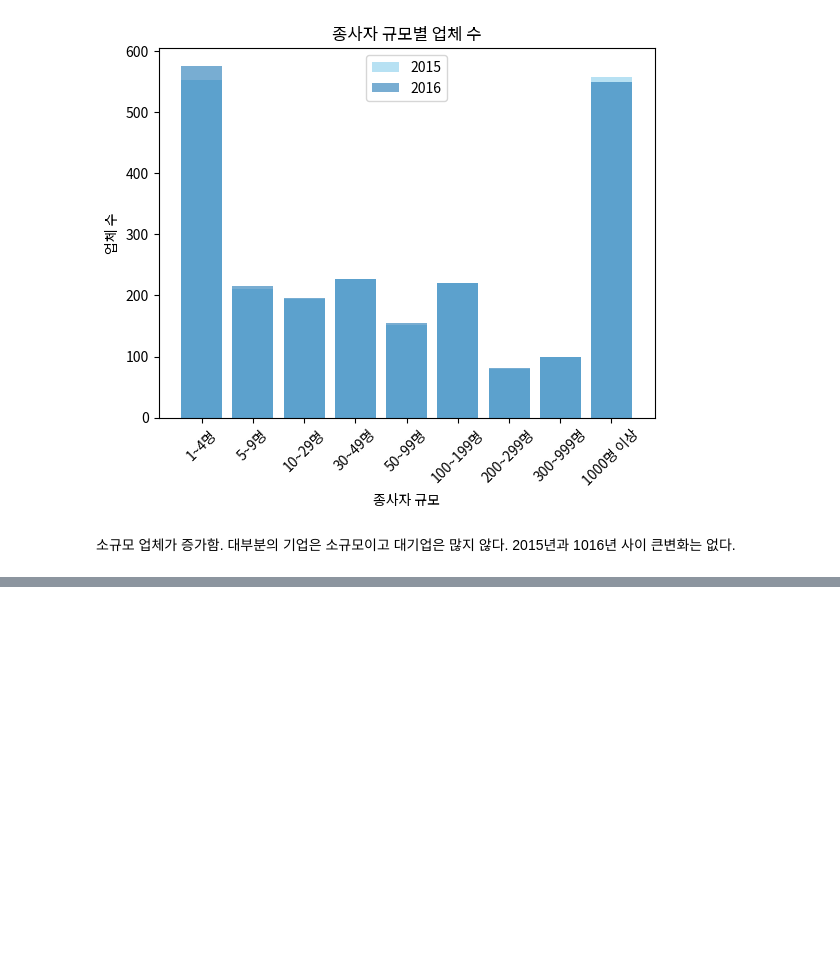
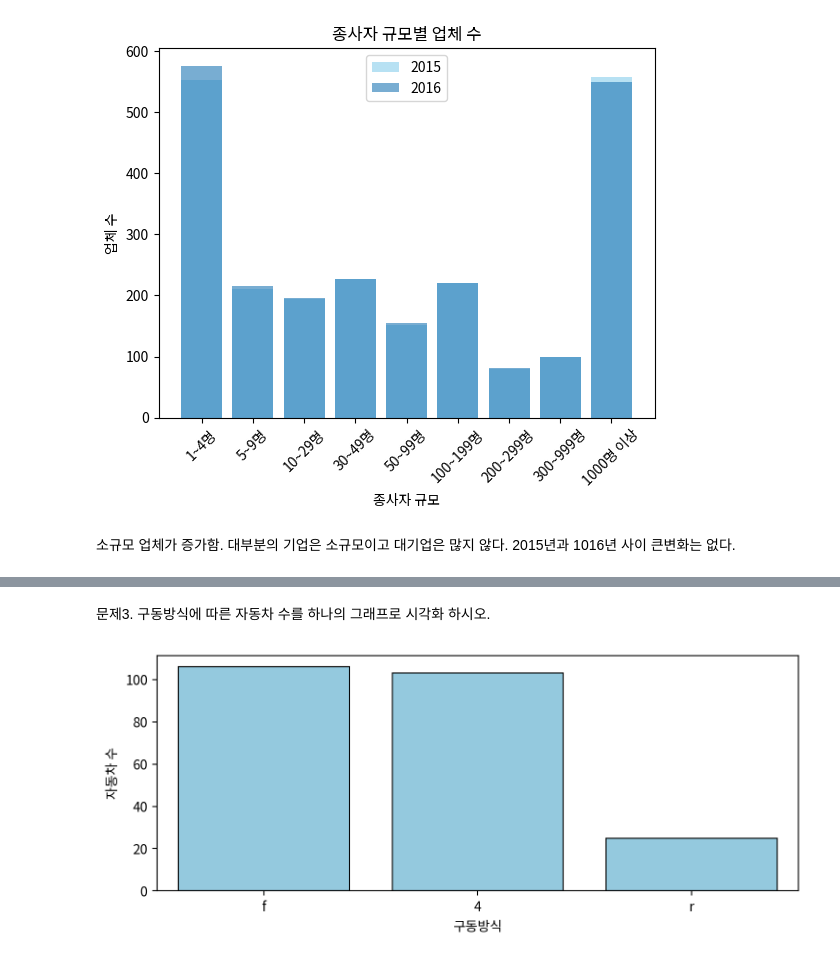
Before and after one commit to jyhong0207-netizen/python-study, a Jupyter notebook: DATA ANALYSIS BASIC/데이터 시각화 종합 연습문제.ipynb, the cells around one changed output, grey strips where cells are left out. Drawn from its saved outputs; the diff is of its cells as text; code cells hidden in the pictures; blank space fills up the shorter version.

```diff
--- a/DATA ANALYSIS BASIC/데이터 시각화 종합 연습문제.ipynb
+++ b/DATA ANALYSIS BASIC/데이터 시각화 종합 연습문제.ipynb
@@ -462,0 +697,21 @@ plt.show()
+# %% [markdown]
+문제3.
+구동방식에 따른 자동차 수를 하나의 그래프로 시각화 하시오.
+# %%
+width_px  = 1500
+height_px = 640
+figsize = (width_px / my_dpi, height_px / my_dpi)
+
+fig, ax = plt.subplots(1, 1, figsize=figsize, dpi=my_dpi)
+
+sb.countplot(data=origin,x='drv',edgecolor="#000000",linewidth=0.8,color='skyblue')
+
+plt.xlabel("구동방식")
+plt.ylabel("자동차 수")
+plt.xticks()
+
+plt.tight_layout()
+plt.show()
+plt.close()
+# %% [output]
+[figure, added]
```
Also changed, not shown: parts of 33 cells of this notebook, 7 other files.
